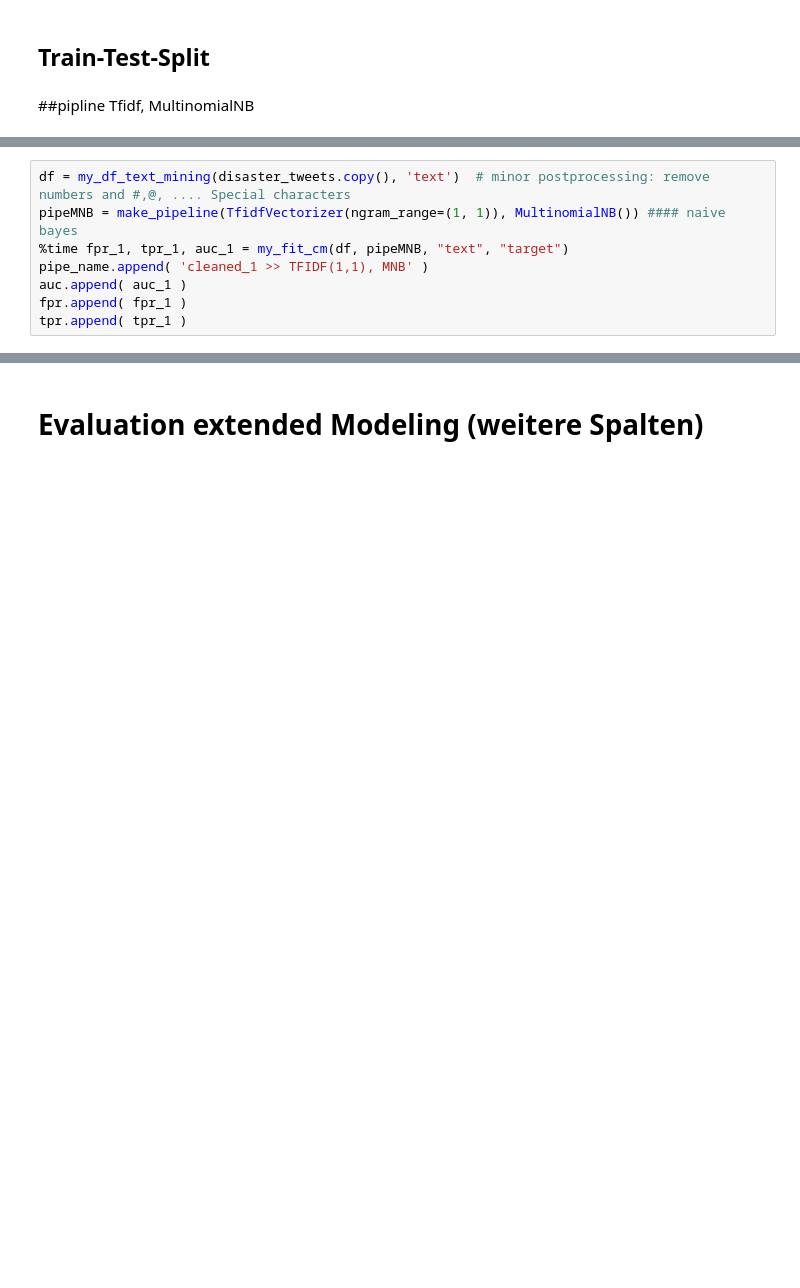
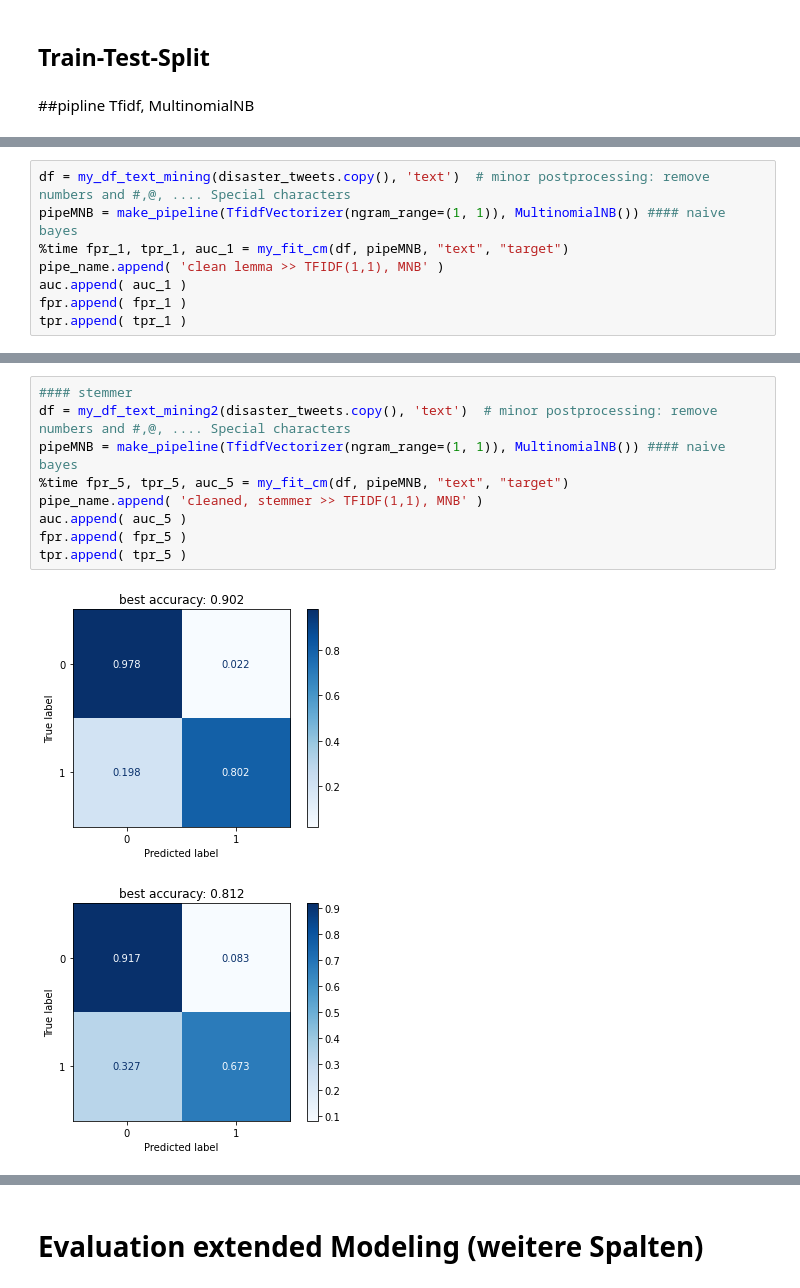
Before and after one commit to TTD-JPO/TDD-project, a Jupyter notebook: Main_TweetDisasterDetection.ipynb, the cells around one changed output, grey strips where cells are left out. Drawn from its saved outputs; the diff is of its cells as text; blank space fills up the shorter version.

```diff
--- a/Main_TweetDisasterDetection.ipynb
+++ b/Main_TweetDisasterDetection.ipynb
@@ -619,7 +632,7 @@ Wall time: 1.32 s
 df = my_df_text_mining(disaster_tweets.copy(), 'text')  # minor postprocessing: remove numbers and #,@, .... Special characters
 pipeMNB = make_pipeline(TfidfVectorizer(ngram_range=(1, 1)), MultinomialNB()) #### naive bayes
 %time fpr_1, tpr_1, auc_1 = my_fit_cm(df, pipeMNB, "text", "target")
-pipe_name.append( 'cleaned_1 >> TFIDF(1,1), MNB' )
+pipe_name.append( 'clean lemma >> TFIDF(1,1), MNB' )
 auc.append( auc_1 )
 fpr.append( fpr_1 )
 tpr.append( tpr_1 )
@@ -673,0 +687,12 @@ Wall time: 1.19 s
+# %%
+#### stemmer
+df = my_df_text_mining2(disaster_tweets.copy(), 'text')  # minor postprocessing: remove numbers and #,@, .... Special characters
+pipeMNB = make_pipeline(TfidfVectorizer(ngram_range=(1, 1)), MultinomialNB()) #### naive bayes
+%time fpr_5, tpr_5, auc_5 = my_fit_cm(df, pipeMNB, "text", "target")
+pipe_name.append( 'cleaned, stemmer >> TFIDF(1,1), MNB' )
+auc.append( auc_5 )
+fpr.append( fpr_5 )
+tpr.append( tpr_5 )
+# %% [output]
+[figure, added]
+[figure, added]
```
Also changed, not shown: parts of 14 cells of this notebook.
